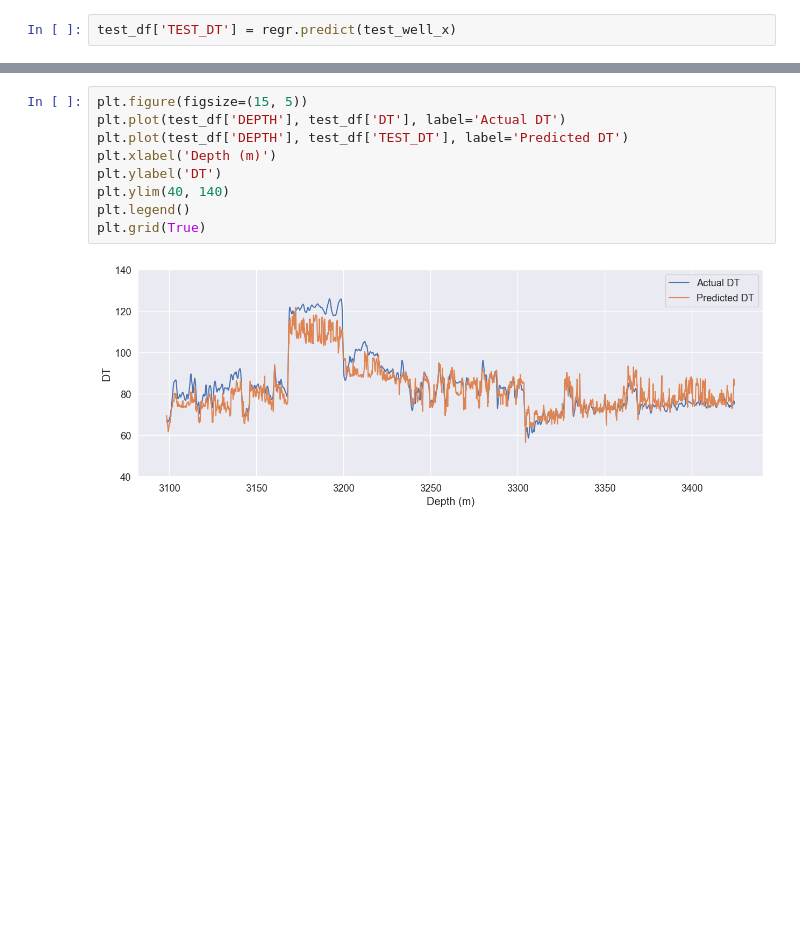
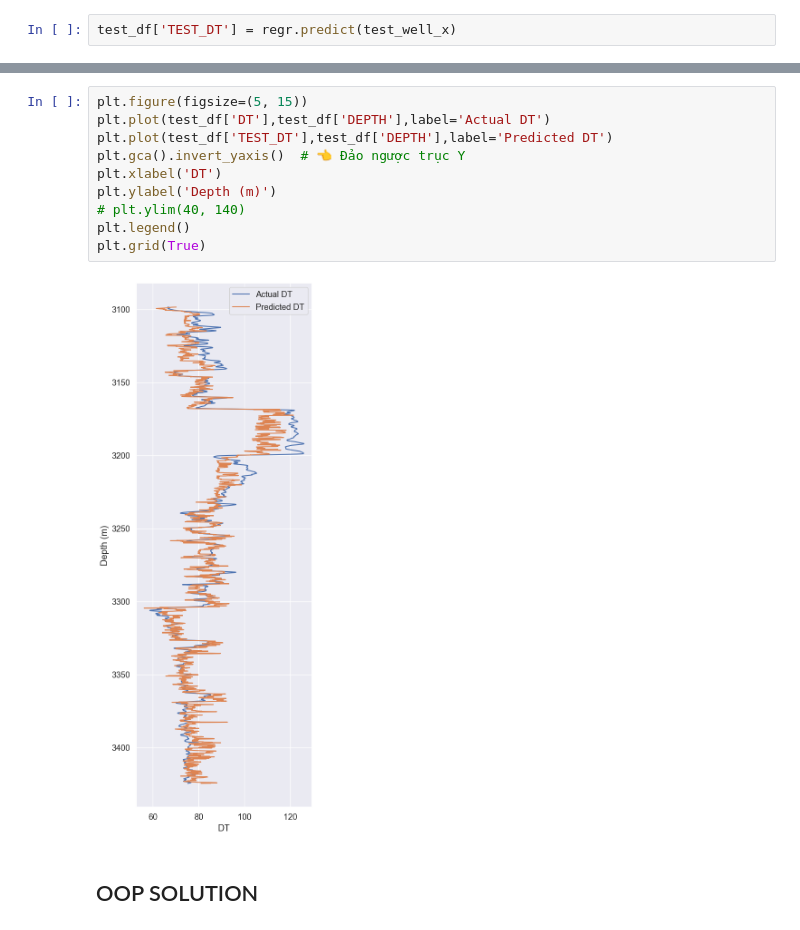
Before and after one commit to nnta1982/pythoncourse_PQPOC, a Jupyter notebook: src/day5_machinelearning.ipynb, the cells around one changed output, grey strips where cells are left out. Cells and saved outputs as stored; diff of their text form; blank space fills up the shorter version.

```diff
--- a/src/day5_machinelearning.ipynb
+++ b/src/day5_machinelearning.ipynb
@@ -276,11 +301,14 @@ plt.plot([40,140], [40,140], 'black') #1 to 1 line
 # %%
-plt.figure(figsize=(15, 5))
-plt.plot(test_df['DEPTH'], test_df['DT'], label='Actual DT')
-plt.plot(test_df['DEPTH'], test_df['TEST_DT'], label='Predicted DT')
-plt.xlabel('Depth (m)')
-plt.ylabel('DT')
-plt.ylim(40, 140)
+plt.figure(figsize=(5, 15))
+plt.plot(test_df['DT'],test_df['DEPTH'],label='Actual DT')
+plt.plot(test_df['TEST_DT'],test_df['DEPTH'],label='Predicted DT')
+plt.gca().invert_yaxis()  # 👈 Đảo ngược trục Y
+plt.xlabel('DT')
+plt.ylabel('Depth (m)')
+# plt.ylim(40, 140)
 plt.legend()
 plt.grid(True)
 # %% [output]
-[figure, old version]
+[figure, new version]
+# %% [markdown]
+## OOP SOLUTION
```
Also changed, not shown: parts of 34 cells of this notebook, 32 other files.
